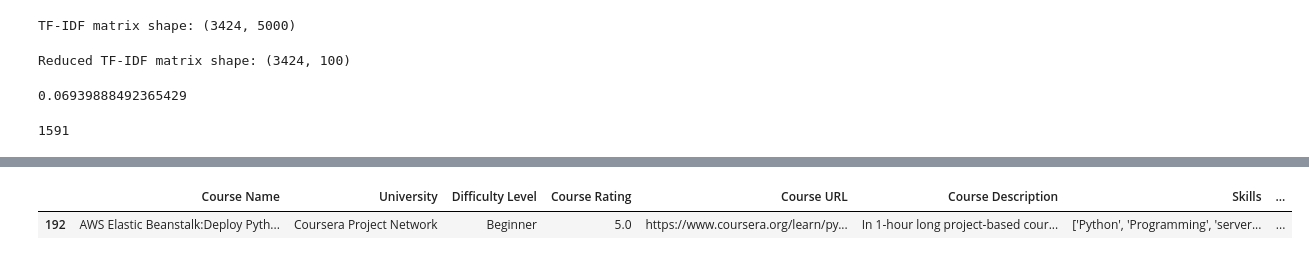
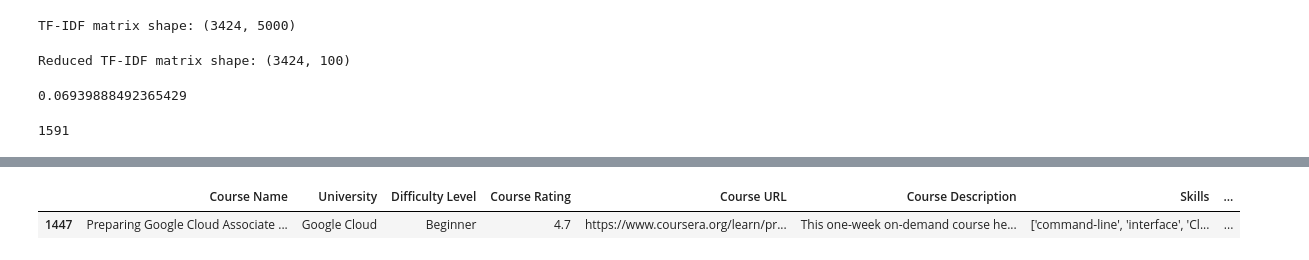
Before and after one commit to TeamP3-2/explore_datasets, a Jupyter notebook: recommendation_system.ipynb, the cells around one changed output, grey strips where cells are left out. Drawn from its saved outputs; the diff is of its cells as text; code cells hidden in the pictures.

```diff
--- a/recommendation_system.ipynb
+++ b/recommendation_system.ipynb
@@ -158,7 +167,7 @@ get_recommendations_from_list_of_courses([24, 35, 28], data, similarity_matrix)
 # %%
-data[data['ID'] == 193]
+data[data['ID'] == 1448]
 # %% [output]
 |  | Course Name | University | Difficulty Level | Course Rating | Course URL | Course Description | Skills | ... |
-| 192 | AWS Elastic Beanstalk:Deploy Pyth... | Coursera Project Network | Beginner | 5.0 | https://www.coursera.org/learn/py... | In 1-hour long project-based cour... | ['Python', 'Programming', 'server... | ... |
+| 1447 | Preparing Google Cloud Associate ... | Google Cloud | Beginner | 4.7 | https://www.coursera.org/learn/pr... | This one-week on-demand course he... | ['command-line', 'interface', 'Cl... | ... |
 # %%
 pickle.dump(similarity_matrix, open('similarity_matrix.pkl', 'wb'))
```
Also changed, not shown: parts of 3 cells of this notebook, 7 other files.
